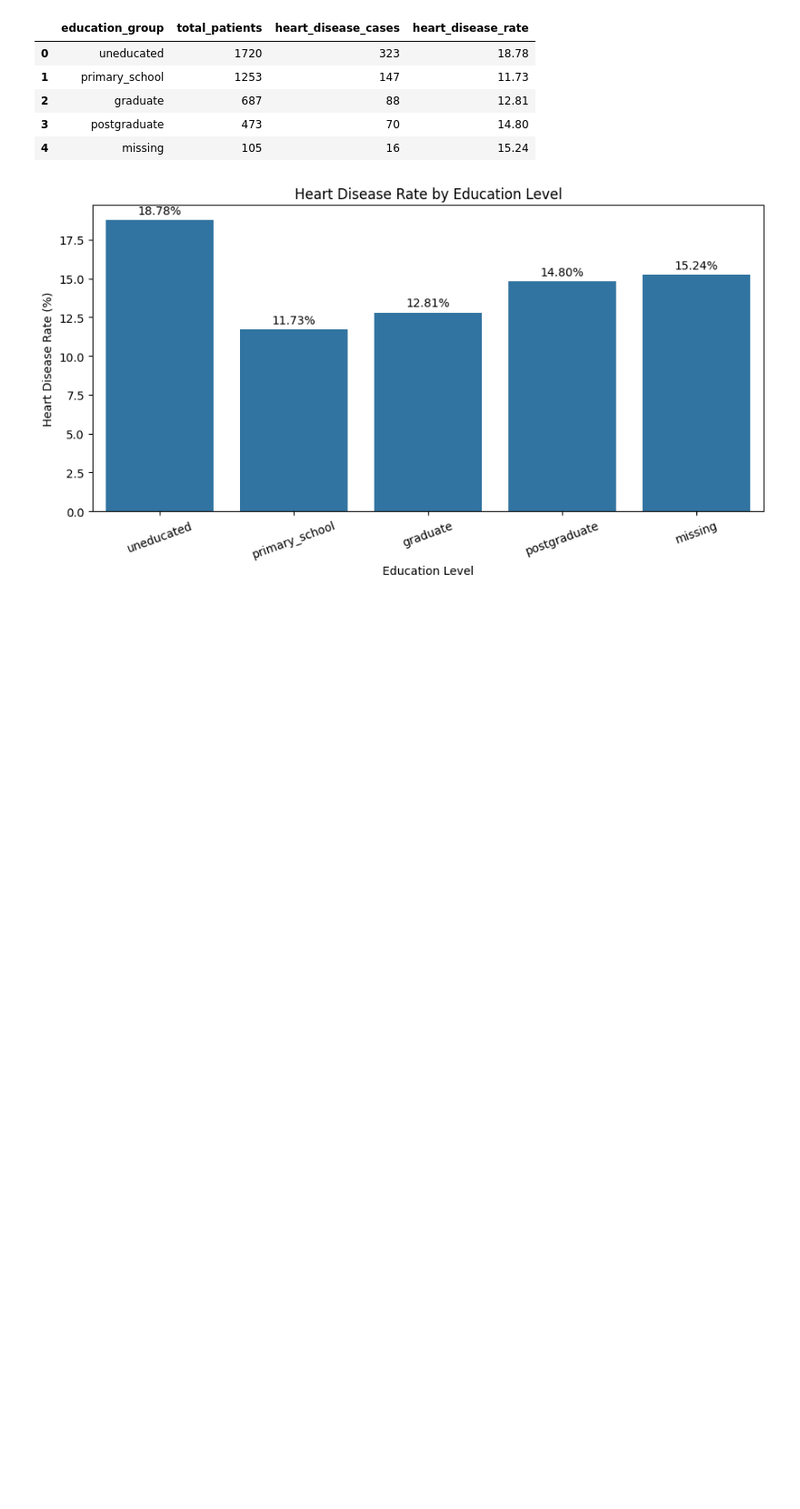
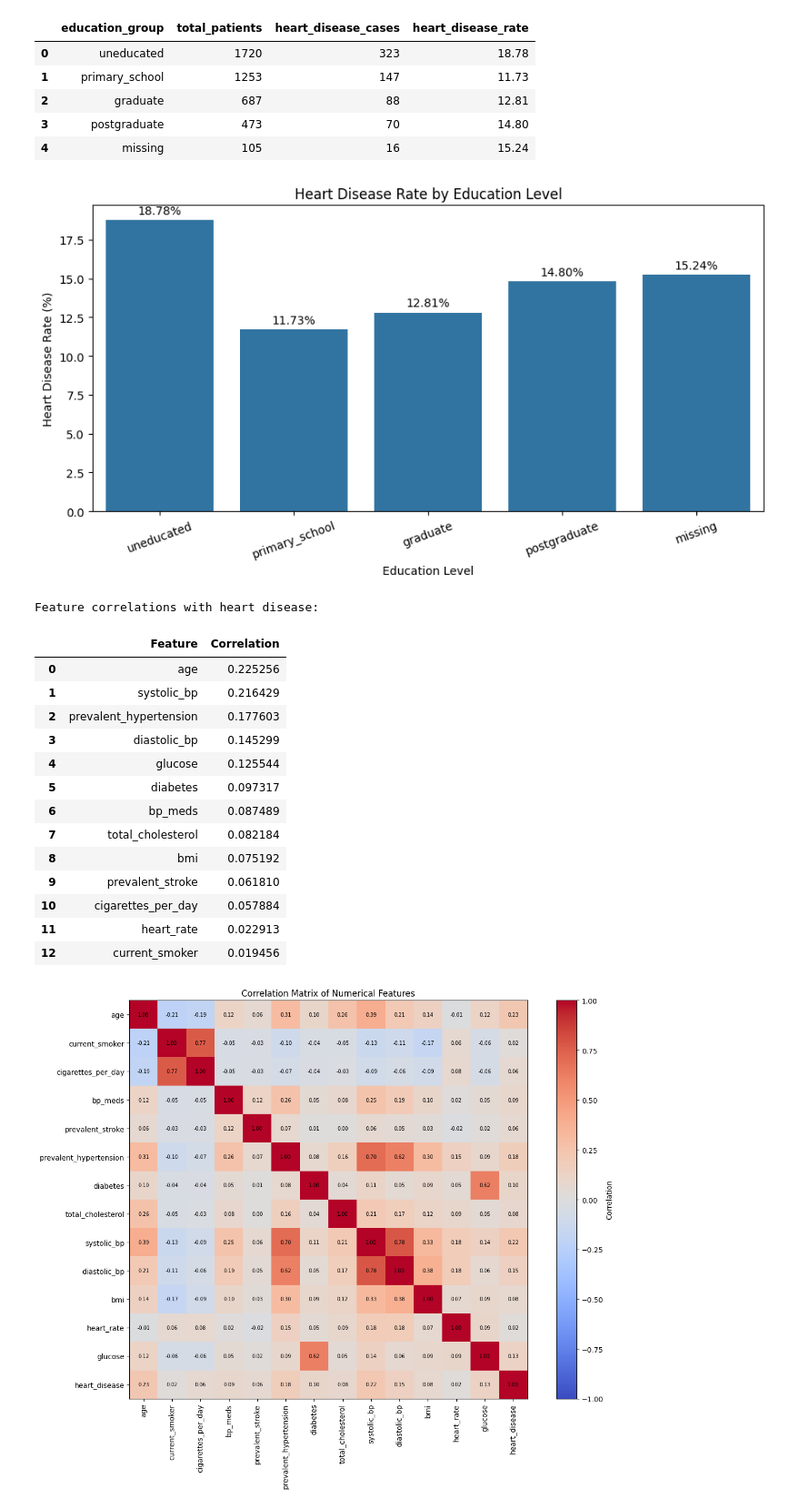
Before and after one commit to SMCodeX7/Heart-Disease-Classification, a Jupyter notebook: notebooks/03-EDA.ipynb, the cells around one changed output. Shown at 91% size. Cells and saved outputs as stored; diff of their text form; code cells hidden in the pictures; blank space fills up the shorter version.

Commit message:
Analyze numerical feature correlations

```diff
--- a/notebooks/03-EDA.ipynb
+++ b/notebooks/03-EDA.ipynb
@@ -476,3 +476,82 @@ plt.show()
 | 3 | postgraduate | 473 | 70 | 14.80 |
 | 4 | missing | 105 | 16 | 15.24 |
 [figure]
+# %%
+numeric_df = df.select_dtypes(include=np.number)
+
+correlation_matrix = numeric_df.corr()
+
+target_correlations = (
+    correlation_matrix["heart_disease"]
+    .drop("heart_disease")
+    .sort_values(
+        key=lambda values: values.abs(),
+        ascending=False
+    )
+    .rename("Correlation")
+    .reset_index()
+    .rename(columns={"index": "Feature"})
+)
+
+print("Feature correlations with heart disease:")
+display(target_correlations)
+
+fig, ax = plt.subplots(figsize=(13, 10))
+
+heatmap = ax.imshow(
+    correlation_matrix,
+    cmap="coolwarm",
+    vmin=-1,
+    vmax=1
+)
+
+ax.set_xticks(range(len(correlation_matrix.columns)))
+ax.set_yticks(range(len(correlation_matrix.index)))
+
+ax.set_xticklabels(
+    correlation_matrix.columns,
+    rotation=90
+)
+
+ax.set_yticklabels(correlation_matrix.index)
+
+for row in range(len(correlation_matrix.index)):
+    for column in range(len(correlation_matrix.columns)):
+        value = correlation_matrix.iloc[row, column]
+
+        ax.text(
+            column,
+            row,
+            f"{value:.2f}",
+            ha="center",
+            va="center",
+            fontsize=7
+        )
+
+ax.set_title("Correlation Matrix of Numerical Features")
+
+fig.colorbar(
+    heatmap,
+    ax=ax,
+    label="Correlation"
+)
+
+plt.tight_layout()
+plt.show()
+# %% [output]
+Feature correlations with heart disease:
+|  | Feature | Correlation |
+| 0 | age | 0.225256 |
+| 1 | systolic_bp | 0.216429 |
+| 2 | prevalent_hypertension | 0.177603 |
+| 3 | diastolic_bp | 0.145299 |
+| 4 | glucose | 0.125544 |
+| 5 | diabetes | 0.097317 |
+| 6 | bp_meds | 0.087489 |
+| 7 | total_cholesterol | 0.082184 |
+| 8 | bmi | 0.075192 |
+| 9 | prevalent_stroke | 0.061810 |
+| 10 | cigarettes_per_day | 0.057884 |
+| 11 | heart_rate | 0.022913 |
+| 12 | current_smoker | 0.019456 |
+[figure, added]
```
